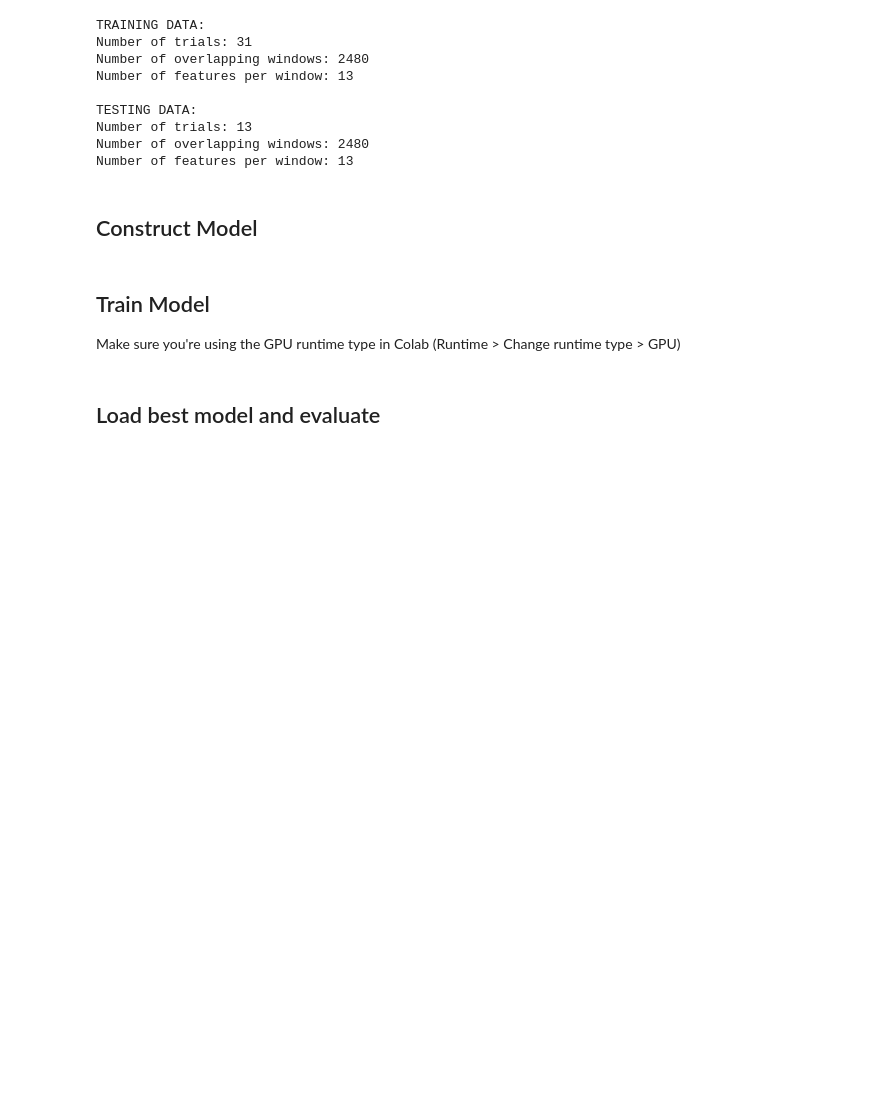
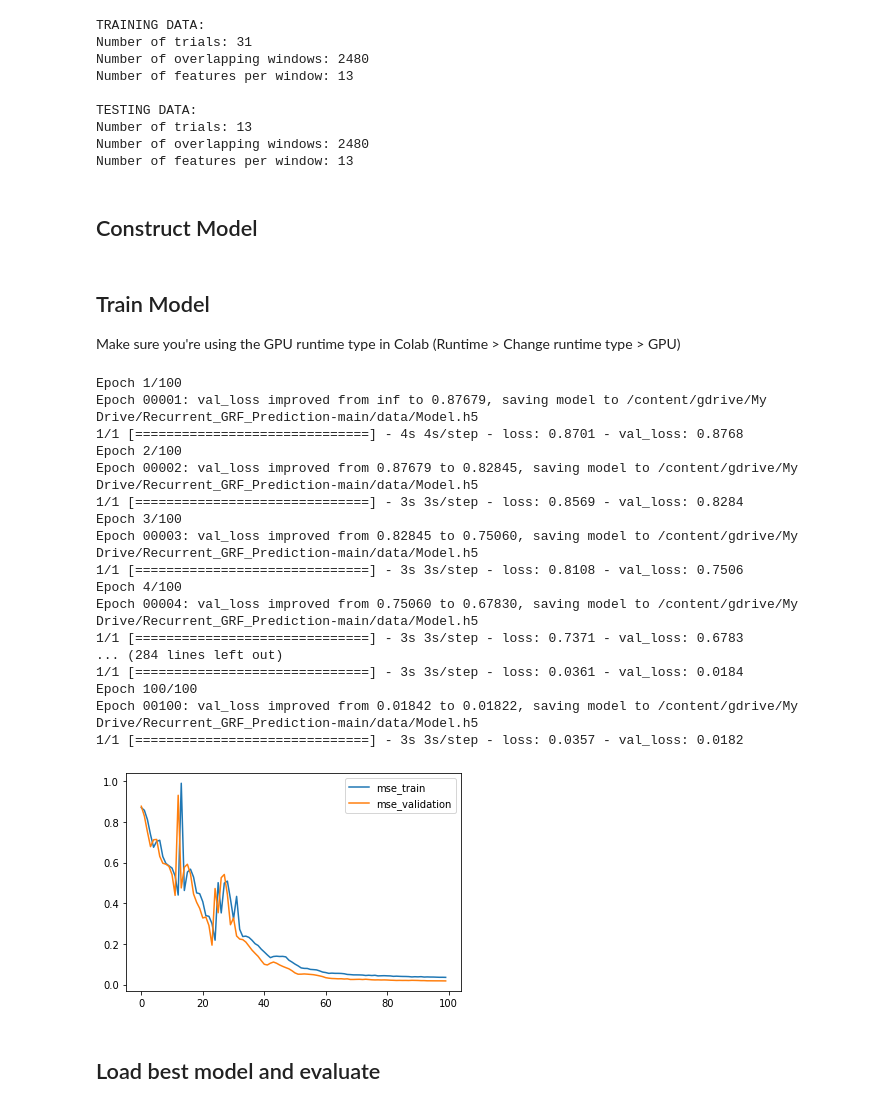
Before and after one commit to alcantarar/Recurrent_GRF_Prediction, a Jupyter notebook: LSTM_Example.ipynb, the cells around one changed output. Cells and saved outputs as stored; diff of their text form; code cells hidden in the pictures; blank space fills up the shorter version.

```diff
--- a/LSTM_Example.ipynb
+++ b/LSTM_Example.ipynb
@@ -172,37 +174,56 @@ model_filename = os.path.join(directory, 'Model.h5')
 es = keras.callbacks.EarlyStopping(monitor='val_loss',
                                   mode='min',
                                   verbose=0,
-                                  patience=30,
+                                  patience=25, # low for example
                                   min_delta=0.001,
                                   restore_best_weights=True
                                   )
 
 # model checkpoint
 mc = keras.callbacks.ModelCheckpoint(
     model_filename,
     monitor='val_loss',
     mode='min',
     verbose=1,
     save_best_only=True,
     save_weights_only=False
     )
 
 # Fit Model
 history_accel = model.fit(
     train_feats,
     train_y,
-    epochs=1000,
+    epochs=100,  # low for example
     validation_data=(test_feats, test_y),
     verbose=1,
     batch_size=32,
     callbacks=[es, mc]
     )
 
 # Plot Train/Validation Loss across epochs
 plt.plot(history_accel.history['loss'], label = 'mse_train')
 plt.plot(history_accel.history['val_loss'], label = 'mse_validation')
 plt.legend()
 plt.show()
+# %% [output]
+Epoch 1/100
+Epoch 00001: val_loss improved from inf to 0.87679, saving model to /content/gdrive/My Drive/Recurrent_GRF_Prediction-main/data/Model.h5
+1/1 [==============================] - 4s 4s/step - loss: 0.8701 - val_loss: 0.8768
+Epoch 2/100
+Epoch 00002: val_loss improved from 0.87679 to 0.82845, saving model to /content/gdrive/My Drive/Recurrent_GRF_Prediction-main/data/Model.h5
+1/1 [==============================] - 3s 3s/step - loss: 0.8569 - val_loss: 0.8284
+Epoch 3/100
+Epoch 00003: val_loss improved from 0.82845 to 0.75060, saving model to /content/gdrive/My Drive/Recurrent_GRF_Prediction-main/data/Model.h5
+1/1 [==============================] - 3s 3s/step - loss: 0.8108 - val_loss: 0.7506
+Epoch 4/100
+Epoch 00004: val_loss improved from 0.75060 to 0.67830, saving model to /content/gdrive/My Drive/Recurrent_GRF_Prediction-main/data/Model.h5
+1/1 [==============================] - 3s 3s/step - loss: 0.7371 - val_loss: 0.6783
+... (284 lines left out)
+1/1 [==============================] - 3s 3s/step - loss: 0.0361 - val_loss: 0.0184
+Epoch 100/100
+Epoch 00100: val_loss improved from 0.01842 to 0.01822, saving model to /content/gdrive/My Drive/Recurrent_GRF_Prediction-main/data/Model.h5
+1/1 [==============================] - 3s 3s/step - loss: 0.0357 - val_loss: 0.0182
+[figure, added]
 # %% [markdown]
 ## Load best model and evaluate
 # %%
```
Also changed, not shown: parts of 4 cells of this notebook.
